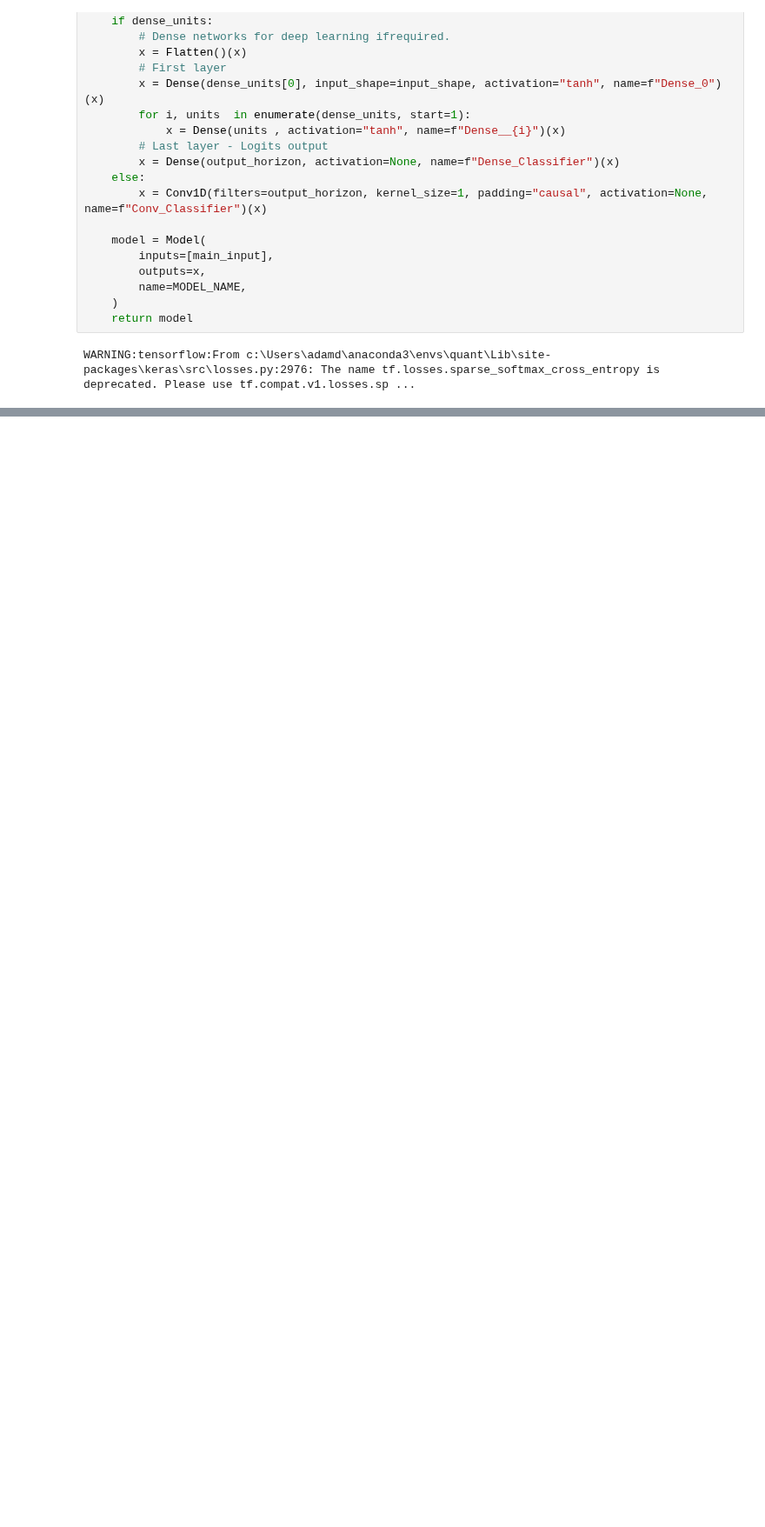
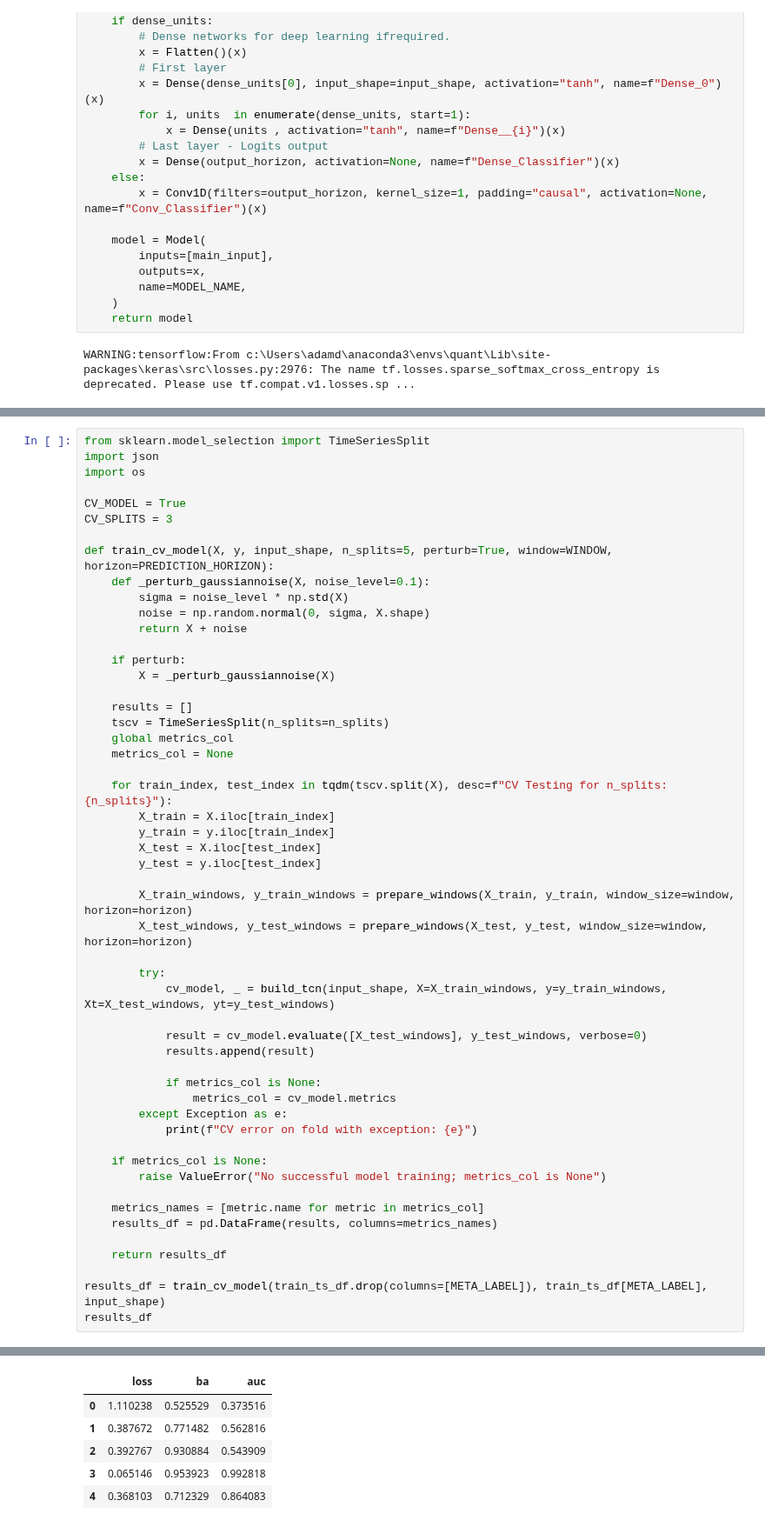
Before and after one commit to adamd1985/intra_day_futures_arb, a Jupyter notebook: cnn_algo.ipynb, the cells around one changed output, grey strips where cells are left out. Shown at 87% size. Saved outputs shown, nothing was run; the diff lists cells and outputs as text; blank space fills up the shorter version.

```diff
--- a/cnn_algo.ipynb
+++ b/cnn_algo.ipynb
@@ -679,0 +682,53 @@ figure, _ = plot_confusion_matrix(cm, labels=[1,0])
+# %%
+from sklearn.model_selection import TimeSeriesSplit
+import json
+import os
+
+CV_MODEL = True
+CV_SPLITS = 3
+
+def train_cv_model(X, y, input_shape, n_splits=5, perturb=True, window=WINDOW, horizon=PREDICTION_HORIZON):
+    def _perturb_gaussiannoise(X, noise_level=0.1):
+        sigma = noise_level * np.std(X)
+        noise = np.random.normal(0, sigma, X.shape)
+        return X + noise
+
+    if perturb:
+        X = _perturb_gaussiannoise(X)
+
+    results = []
+    tscv = TimeSeriesSplit(n_splits=n_splits)
+    global metrics_col
+    metrics_col = None
+
+    for train_index, test_index in tqdm(tscv.split(X), desc=f"CV Testing for n_splits: {n_splits}"):
+        X_train = X.iloc[train_index]
+        y_train = y.iloc[train_index]
+        X_test = X.iloc[test_index]
+        y_test = y.iloc[test_index]
+
+        X_train_windows, y_train_windows = prepare_windows(X_train, y_train, window_size=window, horizon=horizon)
+        X_test_windows, y_test_windows = prepare_windows(X_test, y_test, window_size=window, horizon=horizon)
+
+        try:
+            cv_model, _ = build_tcn(input_shape, X=X_train_windows, y=y_train_windows, Xt=X_test_windows, yt=y_test_windows)
+
+            result = cv_model.evaluate([X_test_windows], y_test_windows, verbose=0)
+            results.append(result)
+
+            if metrics_col is None:
+                metrics_col = cv_model.metrics
+        except Exception as e:
+            print(f"CV error on fold with exception: {e}")
+
+    if metrics_col is None:
+        raise ValueError("No successful model training; metrics_col is None")
+
+    metrics_names = [metric.name for metric in metrics_col]
+    results_df = pd.DataFrame(results, columns=metrics_names)
+
+    return results_df
+
+results_df = train_cv_model(train_ts_df.drop(columns=[META_LABEL]), train_ts_df[META_LABEL], input_shape)
+results_df
+# %% [output]
@@ -679,0 +820,6 @@ figure, _ = plot_confusion_matrix(cm, labels=[1,0])
+|  | loss | ba | auc |
+| 0 | 1.110238 | 0.525529 | 0.373516 |
+| 1 | 0.387672 | 0.771482 | 0.562816 |
+| 2 | 0.392767 | 0.930884 | 0.543909 |
+| 3 | 0.065146 | 0.953923 | 0.992818 |
+| 4 | 0.368103 | 0.712329 | 0.864083 |
```
Also changed, not shown: parts of 7 cells of this notebook.
